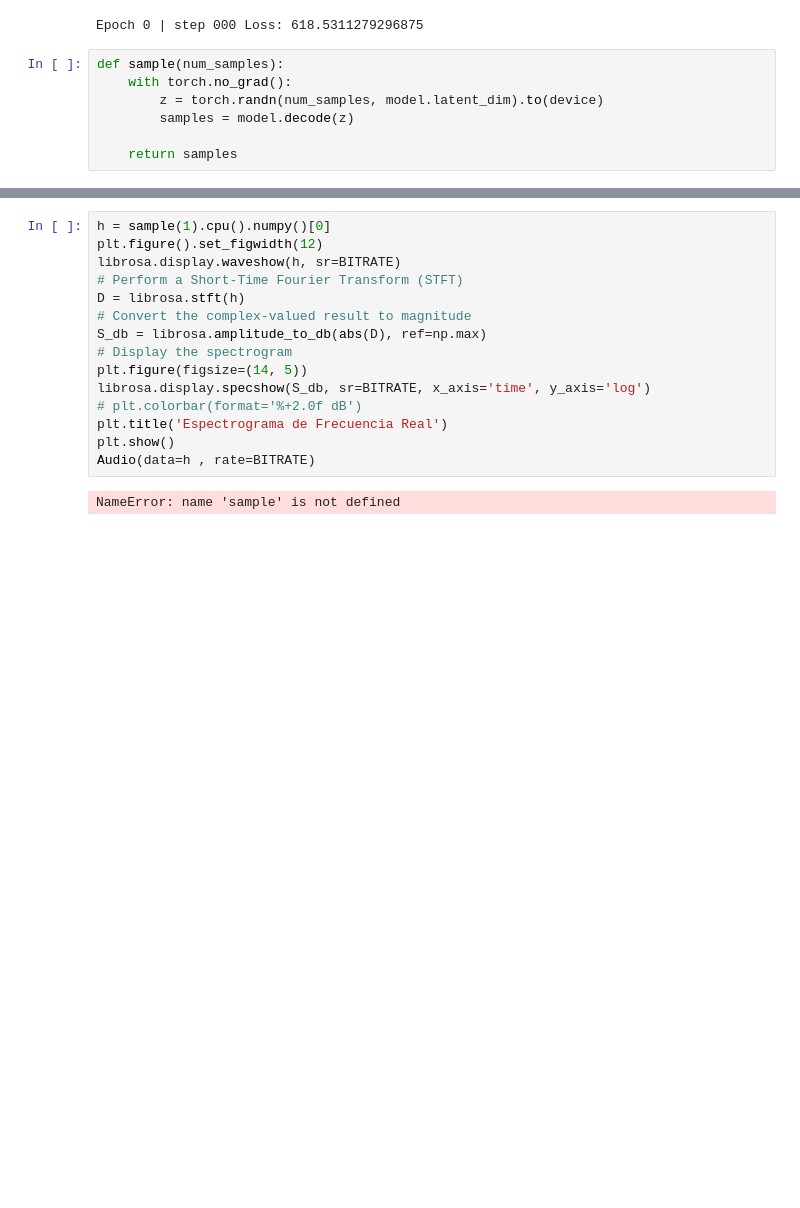
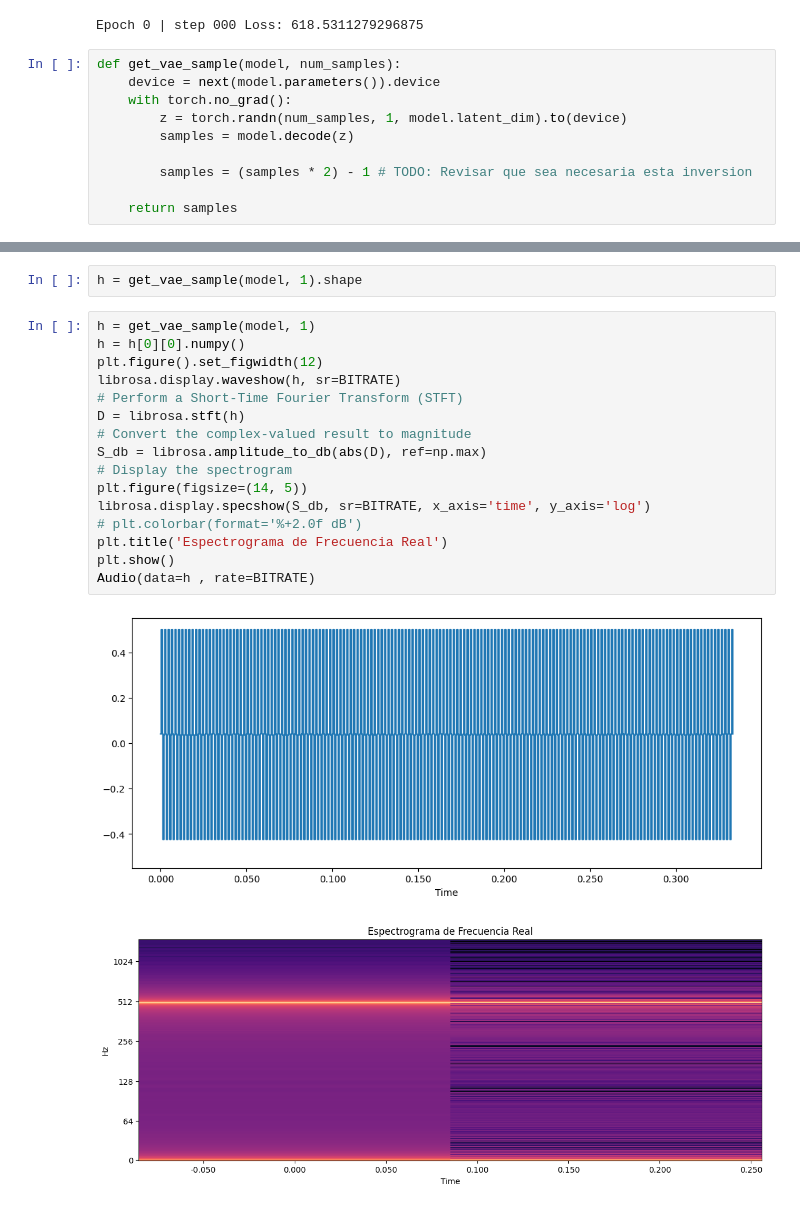
Before and after one commit to jsnungo/tesis, a Jupyter notebook: pruebas/VAE_pito.ipynb, the cells around one changed output, grey strips where cells are left out. Cells and saved outputs as stored; diff of their text form; blank space fills up the shorter version.

```diff
--- a/pruebas/VAE_pito.ipynb
+++ b/pruebas/VAE_pito.ipynb
@@ -168,9 +164,12 @@ train(5)
 # %% [output]
 Epoch 0 | step 000 Loss: 618.5311279296875
 # %%
-def sample(num_samples):
+def get_vae_sample(model, num_samples):
+    device = next(model.parameters()).device
     with torch.no_grad():
-        z = torch.randn(num_samples, model.latent_dim).to(device)
+        z = torch.randn(num_samples, 1, model.latent_dim).to(device)
         samples = model.decode(z)
 
+        samples = (samples * 2) - 1 # TODO: Revisar que sea necesaria esta inversion
+
     return samples
@@ -194,17 +189,21 @@ for n, s in enumerate(samples):
+# %%
+h = get_vae_sample(model, 1).shape
 # %%
-h = sample(1).cpu().numpy()[0]
+h = get_vae_sample(model, 1)
+h = h[0][0].numpy()
 plt.figure().set_figwidth(12)
 librosa.display.waveshow(h, sr=BITRATE)
 # Perform a Short-Time Fourier Transform (STFT)
 D = librosa.stft(h)
 # Convert the complex-valued result to magnitude
 S_db = librosa.amplitude_to_db(abs(D), ref=np.max)
 # Display the spectrogram
 plt.figure(figsize=(14, 5))
 librosa.display.specshow(S_db, sr=BITRATE, x_axis='time', y_axis='log')
 # plt.colorbar(format='%+2.0f dB')
 plt.title('Espectrograma de Frecuencia Real')
 plt.show()
 Audio(data=h , rate=BITRATE)
 # %% [output]
-NameError: name 'sample' is not defined
+[figure, added]
+[figure, added]
```
Also changed, not shown: parts of 5 cells of this notebook, 18 other files.
